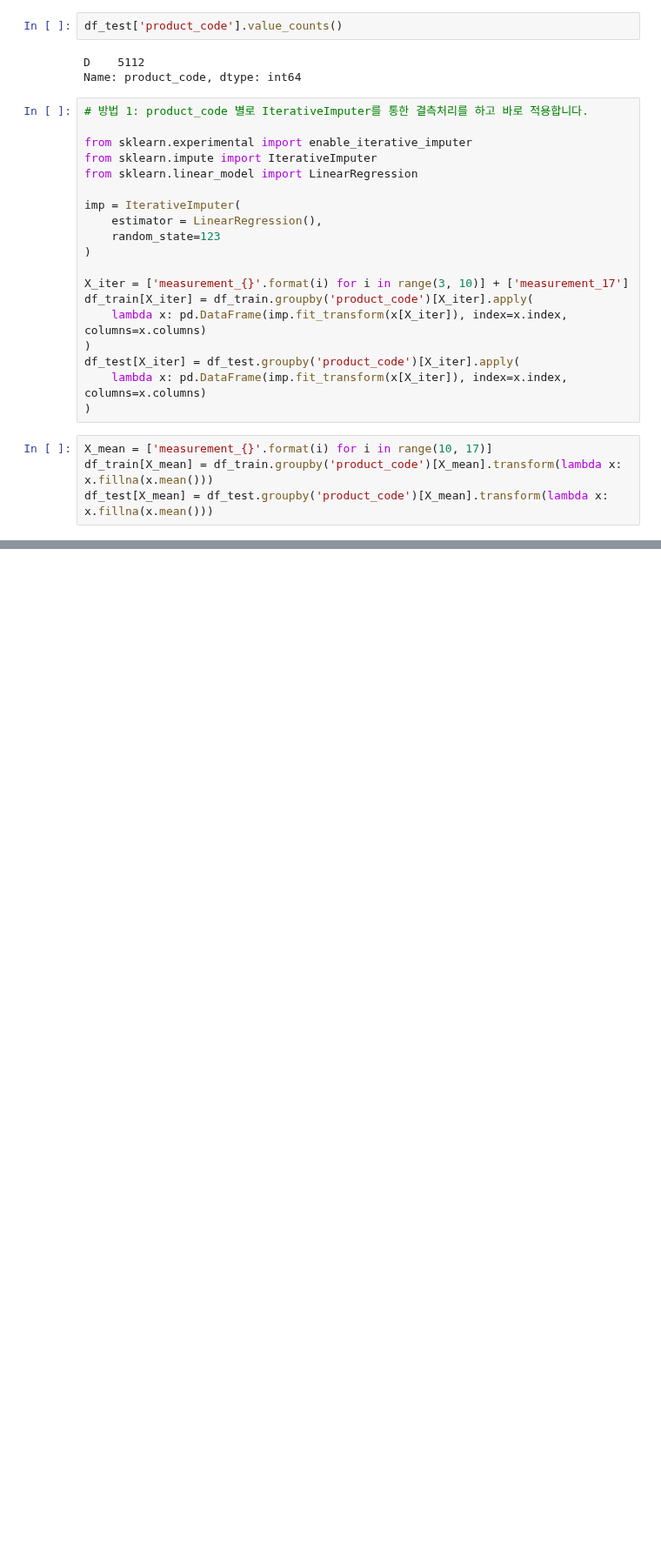
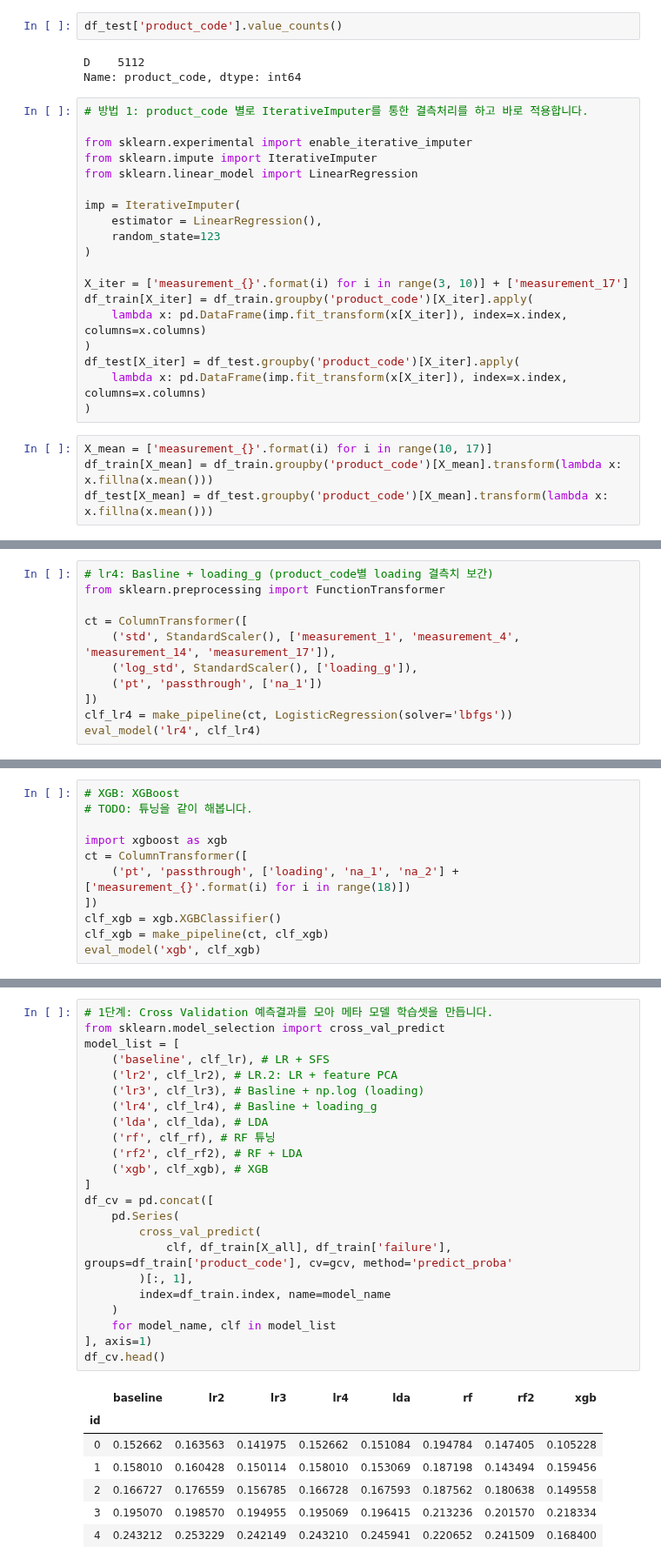
Before and after one commit to sunkusun9/DS_lv3_2404_2, a Jupyter notebook: sec_ds_lv3_prob1_kaggle.ipynb, the cells around one changed output, grey strips where cells are left out. Shown at 87% size. Drawn from its saved outputs; the diff is of its cells as text; blank space fills up the shorter version.

```diff
--- a/sec_ds_lv3_prob1_kaggle.ipynb
+++ b/sec_ds_lv3_prob1_kaggle.ipynb
@@ -130,0 +262,11 @@ result
+# %%
+# lr4: Basline + loading_g (product_code별 loading 결측치 보간)
+from sklearn.preprocessing import FunctionTransformer
+
+ct = ColumnTransformer([
+    ('std', StandardScaler(), ['measurement_1', 'measurement_4', 'measurement_14', 'measurement_17']),
+    ('log_std', StandardScaler(), ['loading_g']),
+    ('pt', 'passthrough', ['na_1'])
+])
+clf_lr4 = make_pipeline(ct, LogisticRegression(solver='lbfgs'))
+eval_model('lr4', clf_lr4)
@@ -130,0 +345,11 @@ result
+# %%
+# XGB: XGBoost
+# TODO: 튜닝을 같이 해봅니다.
+
+import xgboost as xgb
+ct = ColumnTransformer([
+    ('pt', 'passthrough', ['loading', 'na_1', 'na_2'] + ['measurement_{}'.format(i) for i in range(18)])
+])
+clf_xgb = xgb.XGBClassifier()
+clf_xgb = make_pipeline(ct, clf_xgb)
+eval_model('xgb', clf_xgb)
@@ -130,0 +417,31 @@ result
+# %%
+# 1단계: Cross Validation 예측결과를 모아 메타 모델 학습셋을 만듭니다.
+from sklearn.model_selection import cross_val_predict
+model_list = [
+    ('baseline', clf_lr), # LR + SFS
+    ('lr2', clf_lr2), # LR.2: LR + feature PCA
+    ('lr3', clf_lr3), # Basline + np.log (loading)
+    ('lr4', clf_lr4), # Basline + loading_g
+    ('lda', clf_lda), # LDA
+    ('rf', clf_rf), # RF 튜닝
+    ('rf2', clf_rf2), # RF + LDA
+    ('xgb', clf_xgb), # XGB
+]
+df_cv = pd.concat([
+    pd.Series(
+        cross_val_predict(
+            clf, df_train[X_all], df_train['failure'], groups=df_train['product_code'], cv=gcv, method='predict_proba'
+        )[:, 1],
+        index=df_train.index, name=model_name
+    )
+    for model_name, clf in model_list
+], axis=1)
+df_cv.head()
+# %% [output]
+|  | baseline | lr2 | lr3 | lr4 | lda | rf | rf2 | xgb |
+| id |  |  |  |  |  |  |  |  |
+| 0 | 0.152662 | 0.163563 | 0.141975 | 0.152662 | 0.151084 | 0.194784 | 0.147405 | 0.105228 |
+| 1 | 0.158010 | 0.160428 | 0.150114 | 0.158010 | 0.153069 | 0.187198 | 0.143494 | 0.159456 |
+| 2 | 0.166727 | 0.176559 | 0.156785 | 0.166728 | 0.167593 | 0.187562 | 0.180638 | 0.149558 |
+| 3 | 0.195070 | 0.198570 | 0.194955 | 0.195069 | 0.196415 | 0.213236 | 0.201570 | 0.218334 |
+| 4 | 0.243212 | 0.253229 | 0.242149 | 0.243210 | 0.245941 | 0.220652 | 0.241509 | 0.168400 |
```
Also changed, not shown: parts of 27 cells of this notebook.
